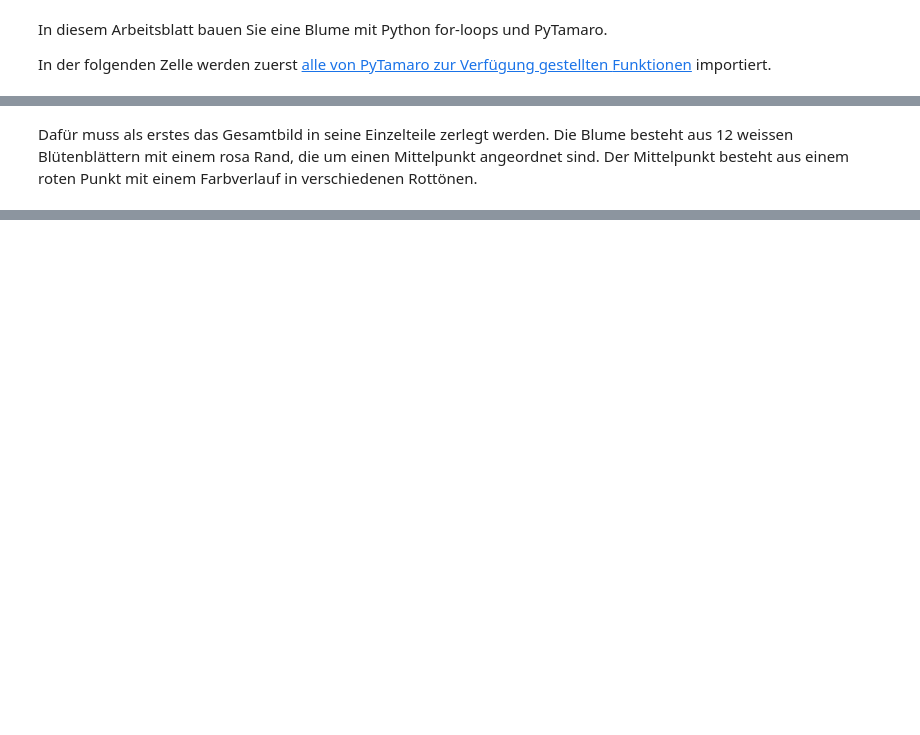
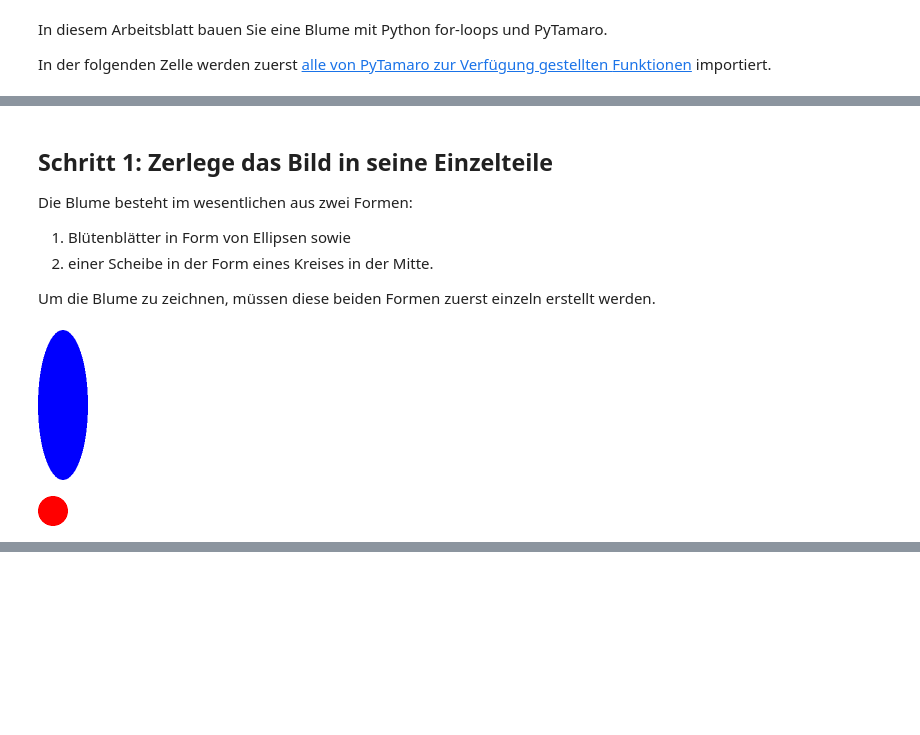
Before and after one commit to SkriptenMk/I_eW_25-29, a Jupyter notebook: files/lektionen_hs25/250915_schlaufen/for_loop.ipynb, the cells around one changed output, grey strips where cells are left out. Drawn from its saved outputs; the diff is of its cells as text; code cells hidden in the pictures; blank space fills up the shorter version.

Commit message:
Vervollständige den Text zur Konstruktion der Grafik

```diff
--- a/files/lektionen_hs25/250915_schlaufen/for_loop.ipynb
+++ b/files/lektionen_hs25/250915_schlaufen/for_loop.ipynb
@@ -15,5 +49,23 @@ Das Ziel ist es, eine Blume wie die abgebildete zu zeichnen.
 # %% [markdown]
-Dafür muss als erstes das Gesamtbild in seine Einzelteile zerlegt werden.
-Die Blume besteht aus 12 weissen Blütenblättern mit einem rosa Rand, die
-um einen Mittelpunkt angeordnet sind. Der Mittelpunkt besteht aus einem
-roten Punkt mit einem Farbverlauf in verschiedenen Rottönen.
+## Schritt 1: Zerlege das Bild in seine Einzelteile
+
+Die Blume besteht im wesentlichen aus zwei Formen:
+
+1. Blütenblätter in Form von Ellipsen sowie
+2. einer Scheibe in der Form eines Kreises in der Mitte.
+
+Um die Blume zu zeichnen, müssen diese beiden Formen zuerst einzeln
+erstellt werden.
+# %%
+bluetenblatt = ellipse(50, 150, blau)
+# die Farbe blau wurde gewhält, damit das Blatt vor dem Hintergrund
+# sichtbar ist
+
+zeige_grafik(bluetenblatt)
+# %% [output]
+[figure, added]
+# %%
+scheibe = ellipse(30, 30, rot)
+zeige_grafik(scheibe)
+# %% [output]
+[figure, added]
```
Also changed, not shown: parts of 18 cells of this notebook, 1 other file.
